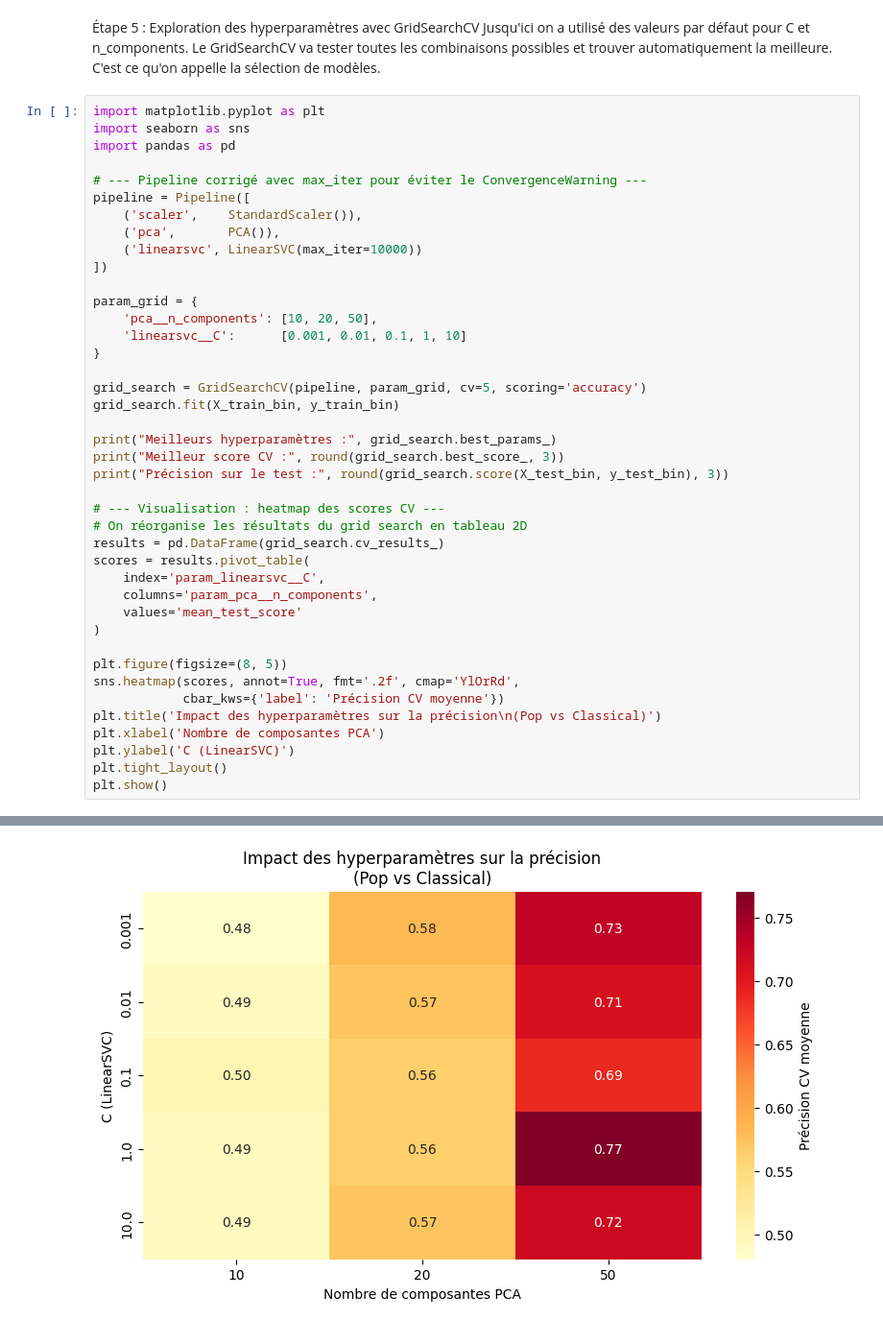
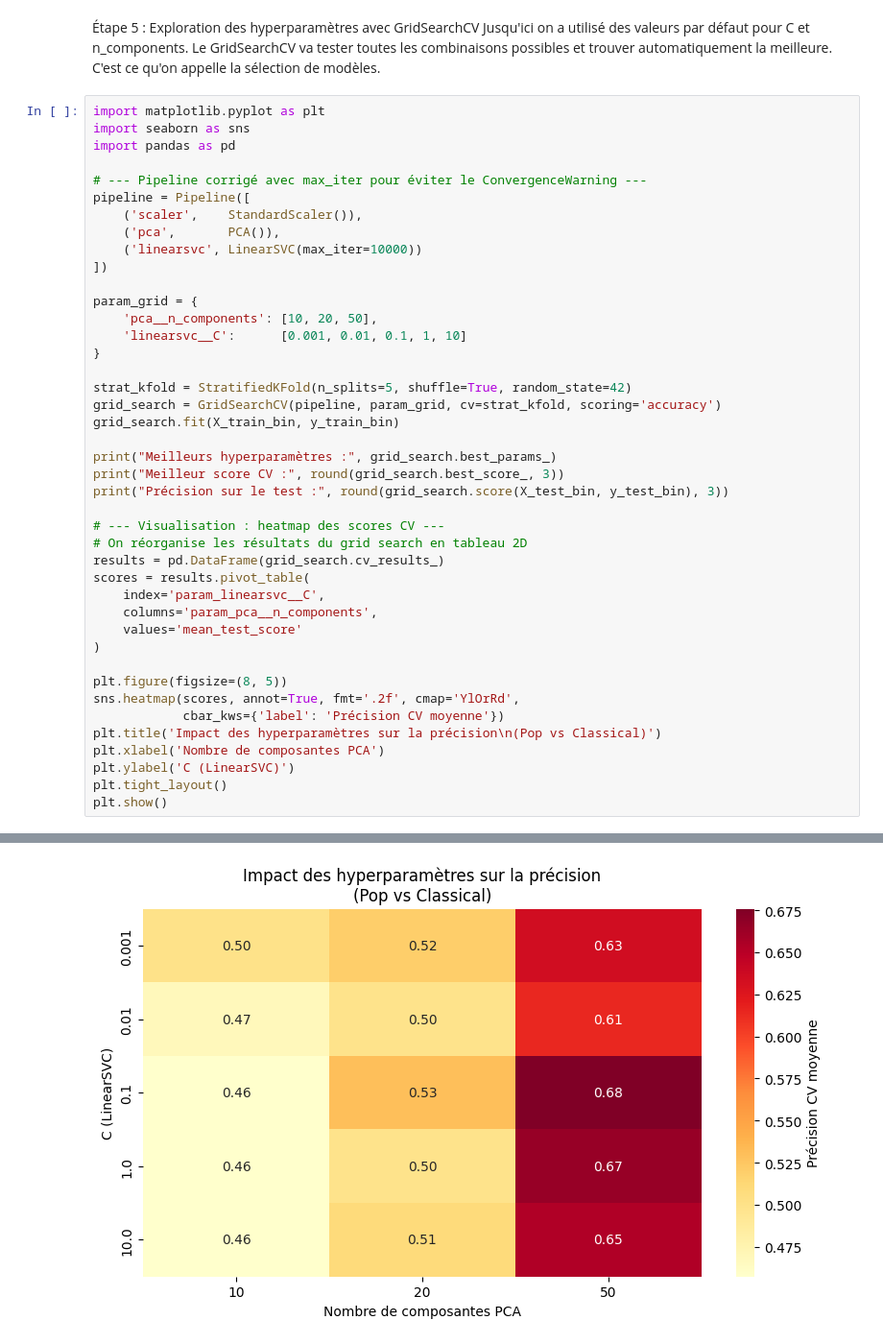
Before and after one commit to psy3019-6973-2026/BuuNguyen_Exercise_5, a Jupyter notebook: tasks/task_2.ipynb, the cells around one changed output, grey strips where cells are left out. Shown at 96% size. Saved outputs shown, nothing was run; the diff lists cells and outputs as text.

```diff
--- a/tasks/task_2.ipynb
+++ b/tasks/task_2.ipynb
@@ -203,7 +202,8 @@ param_grid = {
     'linearsvc__C':      [0.001, 0.01, 0.1, 1, 10]
 }
 
-grid_search = GridSearchCV(pipeline, param_grid, cv=5, scoring='accuracy')
+strat_kfold = StratifiedKFold(n_splits=5, shuffle=True, random_state=42)
+grid_search = GridSearchCV(pipeline, param_grid, cv=strat_kfold, scoring='accuracy')
 grid_search.fit(X_train_bin, y_train_bin)
 
 print("Meilleurs hyperparamètres :", grid_search.best_params_)
@@ -233,2 +233,2 @@ Meilleur score CV : 0.771
 Précision sur le test : 1.0
-[figure, old version]
+[figure, new version]
```
Also changed, not shown: parts of 3 cells of this notebook.
